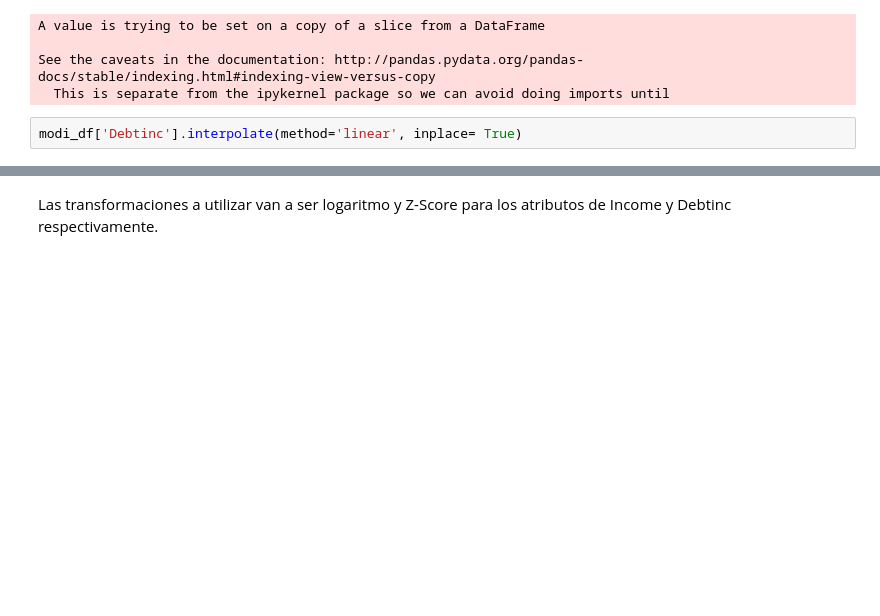
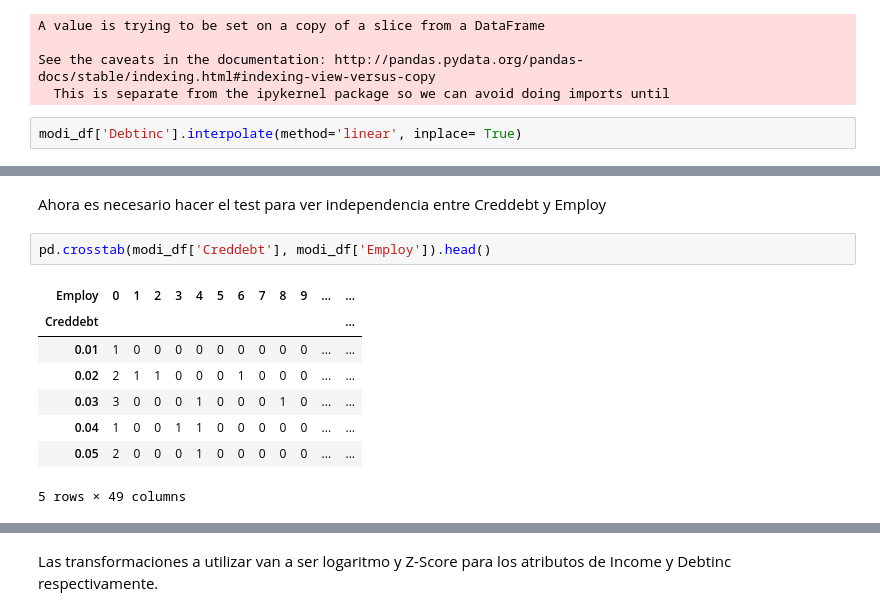
Before and after one commit to saguerraty/intro_mineria_de_datos_IN_2019, a Jupyter notebook: lab 3/lab_3.ipynb, the cells around one changed output, grey strips where cells are left out. Cells and saved outputs as stored; diff of their text form; blank space fills up the shorter version.

```diff
--- a/lab 3/lab_3.ipynb
+++ b/lab 3/lab_3.ipynb
@@ -224,0 +278,13 @@ modi_df['Debtinc'].interpolate(method='linear', inplace= True)
+# %% [markdown]
+Ahora es necesario hacer el test para ver independencia entre Creddebt y Employ
+# %%
+pd.crosstab(modi_df['Creddebt'], modi_df['Employ']).head()
+# %% [output]
+| Employ | 0 | 1 | 2 | 3 | 4 | 5 | 6 | 7 | 8 | 9 | ... | ... |
+| Creddebt |  |  |  |  |  |  |  |  |  |  |  | ... |
+| 0.01 | 1 | 0 | 0 | 0 | 0 | 0 | 0 | 0 | 0 | 0 | ... | ... |
+| 0.02 | 2 | 1 | 1 | 0 | 0 | 0 | 1 | 0 | 0 | 0 | ... | ... |
+| 0.03 | 3 | 0 | 0 | 0 | 1 | 0 | 0 | 0 | 1 | 0 | ... | ... |
+| 0.04 | 1 | 0 | 0 | 1 | 1 | 0 | 0 | 0 | 0 | 0 | ... | ... |
+| 0.05 | 2 | 0 | 0 | 0 | 1 | 0 | 0 | 0 | 0 | 0 | ... | ... |
+5 rows × 49 columns
```
Also changed, not shown: parts of 13 cells of this notebook.
